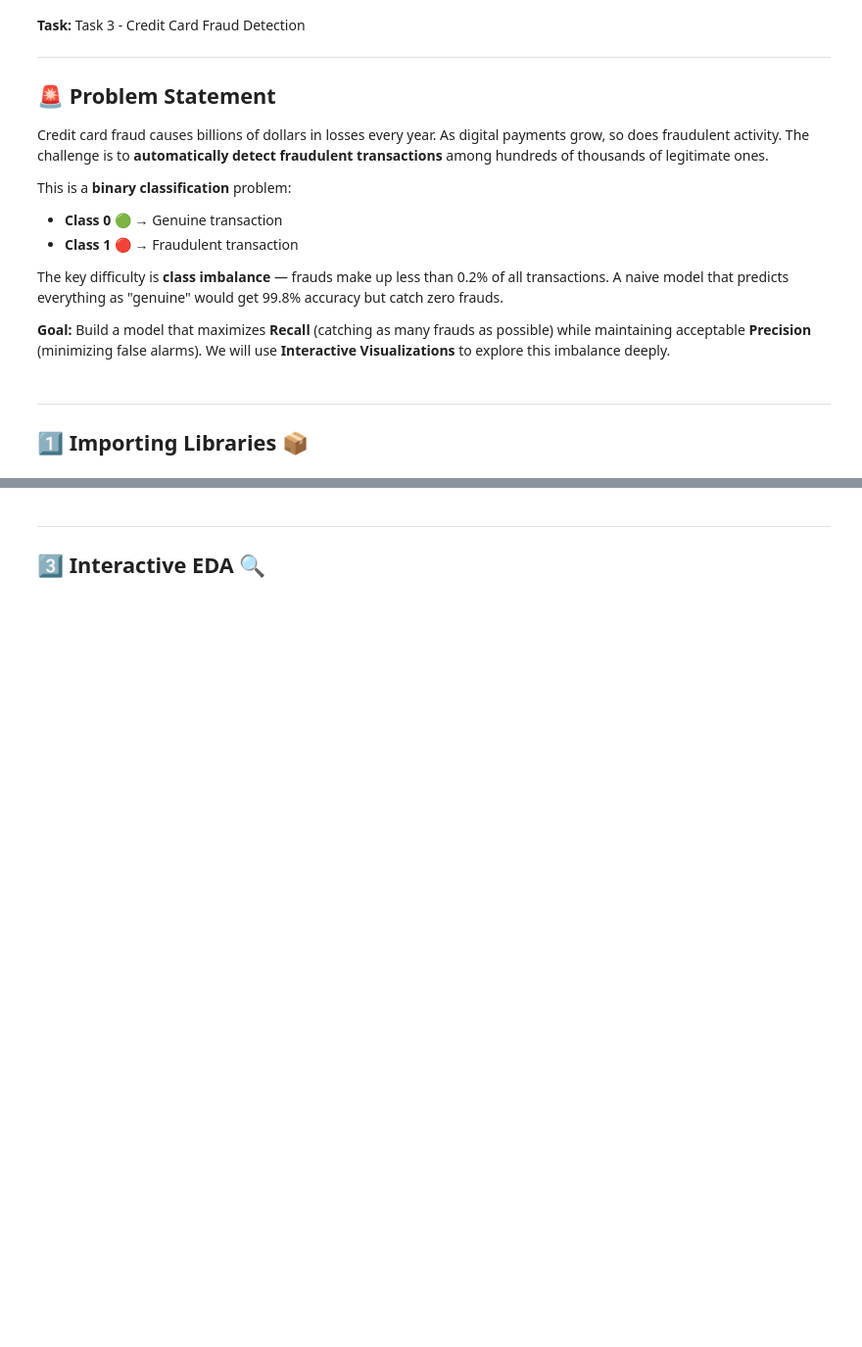
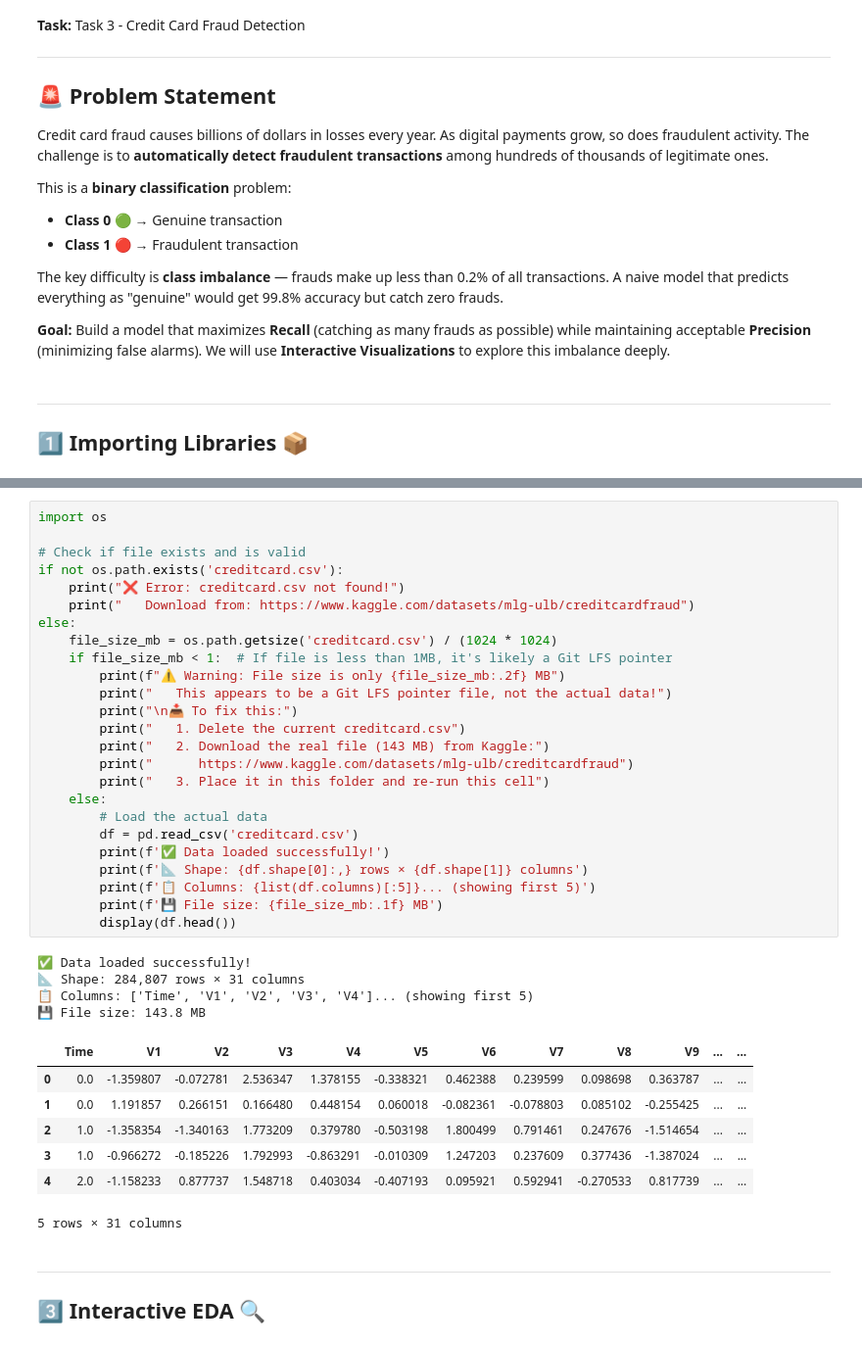
Before and after one commit to Piyu242005/CODSOFT-INTERNSHIP-DATA-SCIENTIST, a Jupyter notebook: 3. CREDIT CARD FRAUD DETECTION/CREDIT CARD FRAUD DETECTION.ipynb, the cells around one changed output, grey strips where cells are left out. Shown at 98% size. Cells and saved outputs as stored; diff of their text form; blank space fills up the shorter version.

Commit message:
feat: Implement credit card fraud detection solution (omitting large dataset)

```diff
--- a/3. CREDIT CARD FRAUD DETECTION/CREDIT CARD FRAUD DETECTION.ipynb
+++ b/3. CREDIT CARD FRAUD DETECTION/CREDIT CARD FRAUD DETECTION.ipynb
@@ -62,3 +73,40 @@ df.head()
+# %%
+import os
+
+# Check if file exists and is valid
+if not os.path.exists('creditcard.csv'):
+    print("❌ Error: creditcard.csv not found!")
+    print("   Download from: https://www.kaggle.com/datasets/mlg-ulb/creditcardfraud")
+else:
+    file_size_mb = os.path.getsize('creditcard.csv') / (1024 * 1024)
+    if file_size_mb < 1:  # If file is less than 1MB, it's likely a Git LFS pointer
+        print(f"⚠️ Warning: File size is only {file_size_mb:.2f} MB")
+        print("   This appears to be a Git LFS pointer file, not the actual data!")
+        print("\n📥 To fix this:")
+        print("   1. Delete the current creditcard.csv")
+        print("   2. Download the real file (143 MB) from Kaggle:")
+        print("      https://www.kaggle.com/datasets/mlg-ulb/creditcardfraud")
+        print("   3. Place it in this folder and re-run this cell")
+    else:
+        # Load the actual data
+        df = pd.read_csv('creditcard.csv')
+        print(f'✅ Data loaded successfully!')
+        print(f'📐 Shape: {df.shape[0]:,} rows × {df.shape[1]} columns')
+        print(f'📋 Columns: {list(df.columns)[:5]}... (showing first 5)')
+        print(f'💾 File size: {file_size_mb:.1f} MB')
+        display(df.head())
+# %% [output]
+✅ Data loaded successfully!
+📐 Shape: 284,807 rows × 31 columns
+📋 Columns: ['Time', 'V1', 'V2', 'V3', 'V4']... (showing first 5)
+💾 File size: 143.8 MB
+|  | Time | V1 | V2 | V3 | V4 | V5 | V6 | V7 | V8 | V9 | ... | ... |
+| 0 | 0.0 | -1.359807 | -0.072781 | 2.536347 | 1.378155 | -0.338321 | 0.462388 | 0.239599 | 0.098698 | 0.363787 | ... | ... |
+| 1 | 0.0 | 1.191857 | 0.266151 | 0.166480 | 0.448154 | 0.060018 | -0.082361 | -0.078803 | 0.085102 | -0.255425 | ... | ... |
+| 2 | 1.0 | -1.358354 | -1.340163 | 1.773209 | 0.379780 | -0.503198 | 1.800499 | 0.791461 | 0.247676 | -1.514654 | ... | ... |
+| 3 | 1.0 | -0.966272 | -0.185226 | 1.792993 | -0.863291 | -0.010309 | 1.247203 | 0.237609 | 0.377436 | -1.387024 | ... | ... |
+| 4 | 2.0 | -1.158233 | 0.877737 | 1.548718 | 0.403034 | -0.407193 | 0.095921 | 0.592941 | -0.270533 | 0.817739 | ... | ... |
+5 rows × 31 columns
 # %% [markdown]
 ---
 ## 3️⃣ Interactive EDA 🔍
```
Also changed, not shown: parts of 35 cells of this notebook, 5 other files.
